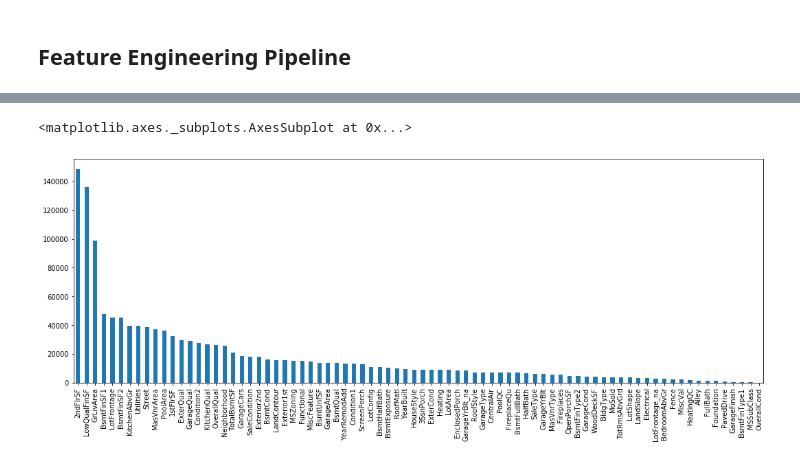
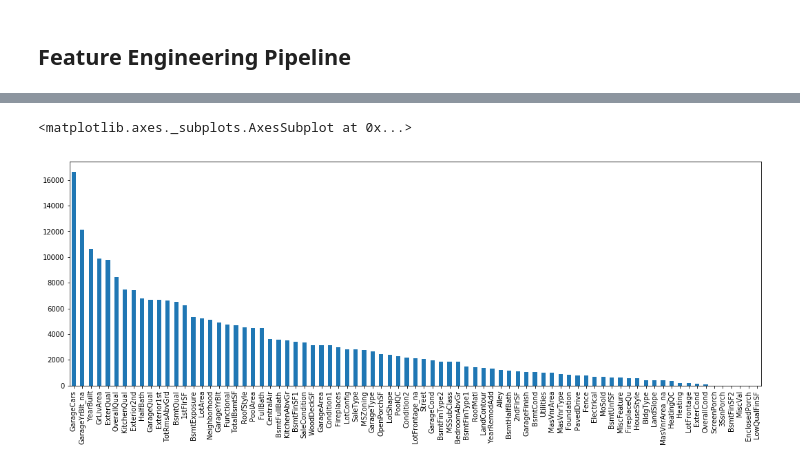
Before and after one commit to solegalli/udemy-feml-challenge, a Jupyter notebook: 13-Assignement.ipynb, the cells around one changed output, grey strips where cells are left out. Saved outputs shown, nothing was run; the diff lists cells and outputs as text; code cells hidden in the pictures.

```diff
--- a/13-Assignement.ipynb
+++ b/13-Assignement.ipynb
@@ -208,42 +181,36 @@ house_pipe = Pipeline([
     # missing data imputation - section 4
     ('missing_ind',
      mdi.AddNaNBinaryImputer(
-         variables=['LotFrontage', 'GarageYrBlt'])),
+         variables=['LotFrontage', 'MasVnrArea', 'GarageYrBlt'])),
 
     ('imputer_num',
      mdi.MeanMedianImputer(
          imputation_method='median',
          variables=['LotFrontage', 'MasVnrArea', 'GarageYrBlt'])),
 
-
-    # frequent category imputation
-    ('imputer_freq', mdi.FrequentCategoryImputer(variables=['BsmtCond','BsmtFinType1','BsmtFinType2',
-                                                            'BsmtQual', 'Electrical','MasVnrType'])),
-
-    # missing category imputatoin
-    ('imputer_missing',  mdi.CategoricalVariableImputer(variables=['Alley', 'Fence', 'MiscFeature',
-                                                                   'PoolQC','BsmtExposure',
-                                                                   'FireplaceQu','GarageCond',
-                                                                   'GarageFinish','GarageQual','GarageType'])),
+    ('imputer_cat', mdi.CategoricalVariableImputer(variables=categorical)),
 
 
     # categorical encoding - section 6
     ('rare_label_enc',
      ce.RareLabelCategoricalEncoder(tol=0.05,
                                     n_categories=6,
-                                    variables=categorical+discrete)),
+                                    variables=categorical + discrete)),
     ('categorical_enc',
      ce.OrdinalCategoricalEncoder(encoding_method='ordered',
-                                  variables=categorical+discrete)),
+                                  variables=categorical + discrete)),
 
-    # discretisation decision tree section 8
-     ('treeDisc',  DecisionTreeDiscretiser(cv=10, scoring='neg_mean_squared_error',
-                                   variables=numerical+year_vars,
-                                   regression=True)),
+    # discretisation + encoding - section 8
+    ('discretisation',
+     dsc.EqualFrequencyDiscretiser(q=5,
+                                   return_object=True,
+                                   variables=numerical)),
+    ('encoding',
+     ce.OrdinalCategoricalEncoder(encoding_method='ordered',
+                                  variables=numerical)),
 
     # feature Scaling - section 10
-    ('scaler', MinMaxScaler()),
-
+    ('scaler', StandardScaler()),
 
     # regression
     ('lasso', Lasso(random_state=0))
@@ -285,12 +252,12 @@ Text(0, 0.5, 'Predicted Price')
 # %%
 # let's explore the importance of the features
 # the importance is given by the absolute value of the coefficient
 # assigned by the Lasso
 
 importance = pd.Series(np.abs(house_pipe.named_steps['lasso'].coef_))
-importance.index = list(final_columns)+['LotFrontage_na', 'GarageYrBlt_na']
+importance.index = list(final_columns)+['LotFrontage_na', 'MasVnrArea_na',  'GarageYrBlt_na']
 importance.sort_values(inplace=True, ascending=False)
 importance.plot.bar(figsize=(18,6))
 # %% [output]
 <matplotlib.axes._subplots.AxesSubplot at 0x...>
-[figure, old version]
+[figure, new version]
```
Also changed, not shown: parts of 4 cells of this notebook, 1 other file.
